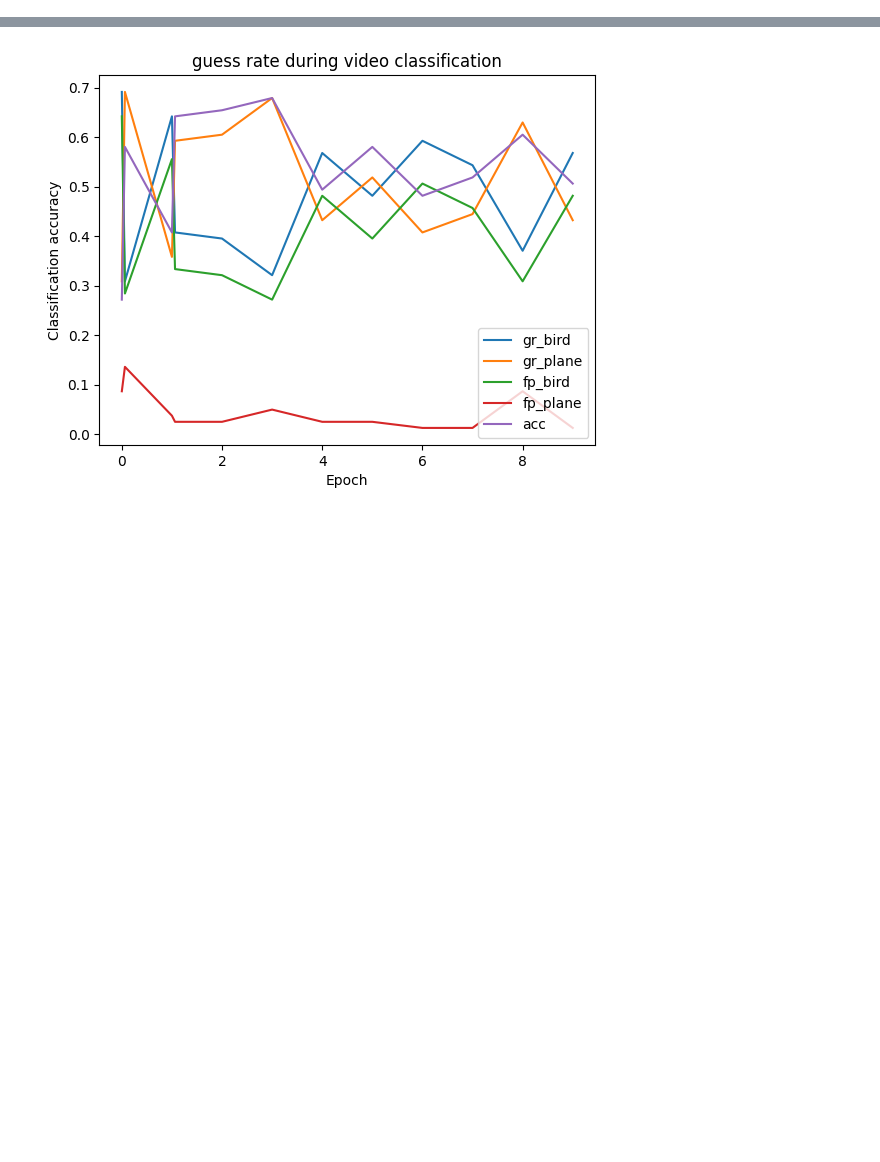
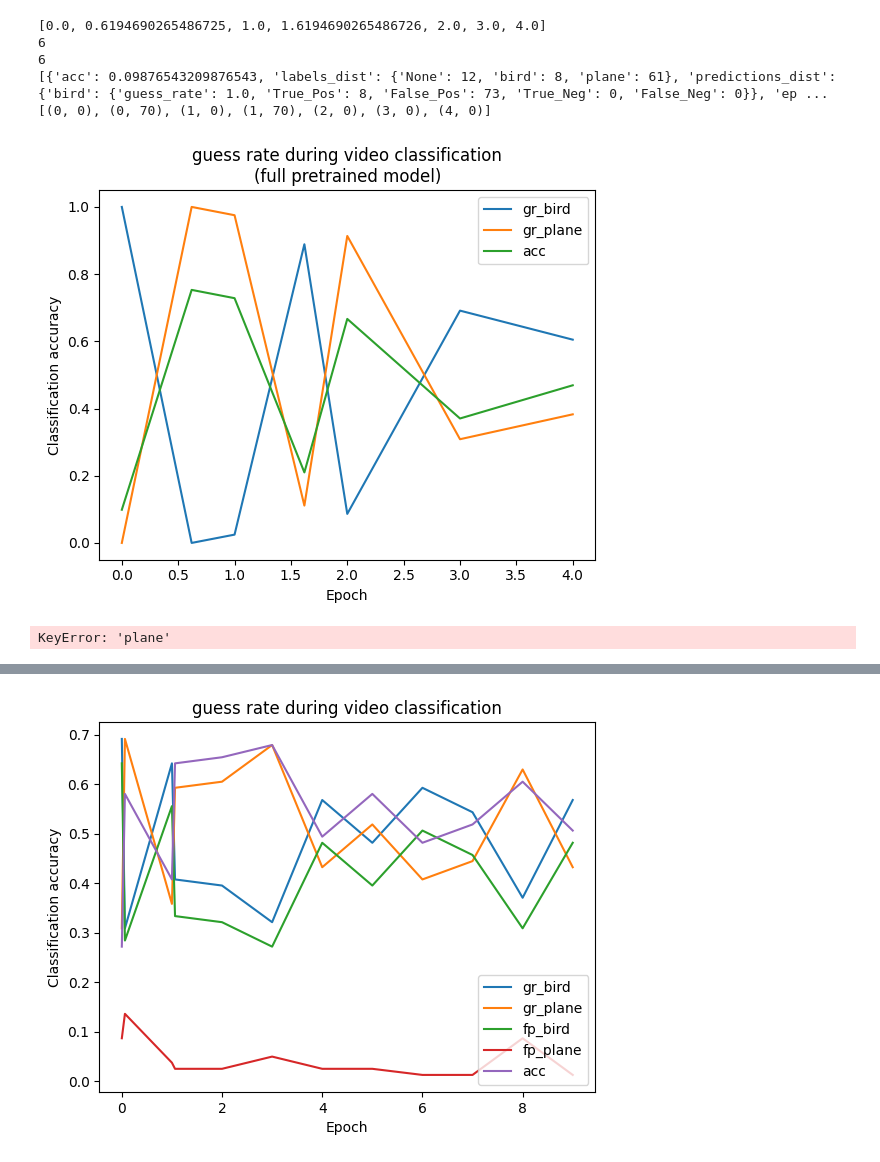
Before and after one commit to Fathachmad/CS570-Video-Classification, a Jupyter notebook: plotter.ipynb, the cells around one changed output, grey strips where cells are left out. Cells and saved outputs as stored; diff of their text form; code cells hidden in the pictures; blank space fills up the shorter version.

```diff
--- a/plotter.ipynb
+++ b/plotter.ipynb
@@ -100,0 +146,19 @@ print([(row['epoch'], row['batch']) for row in data])
+# %%
+full_data = load('full_ft_checkpoints', title='guess rate during video classification\n(full pretrained model)')
+# %% [output]
+[0.0, 0.6194690265486725, 1.0, 1.6194690265486726, 2.0, 3.0, 4.0]
+6
+6
+[{'acc': 0.09876543209876543, 'labels_dist': {'None': 12, 'bird': 8, 'plane': 61}, 'predictions_dist': {'bird': {'guess_rate': 1.0, 'True_Pos': 8, 'False_Pos': 73, 'True_Neg': 0, 'False_Neg': 0}}, 'ep ...
+[(0, 0), (0, 70), (1, 0), (1, 70), (2, 0), (3, 0), (4, 0)]
+[figure, added]
+# %%
+from pprint import pprint
+
+full_data_sorted = sorted(full_data, key= lambda x: x['acc'], reverse=True)
+top_full_data = full_data_sorted[:20]
+
+for row in sorted(top_full_data, key=lambda x: x['predictions_dist']['plane']['False_Pos']):
+    pprint(row)
+# %% [output]
+KeyError: 'plane'
```
Also changed, not shown: parts of 9 cells of this notebook.
